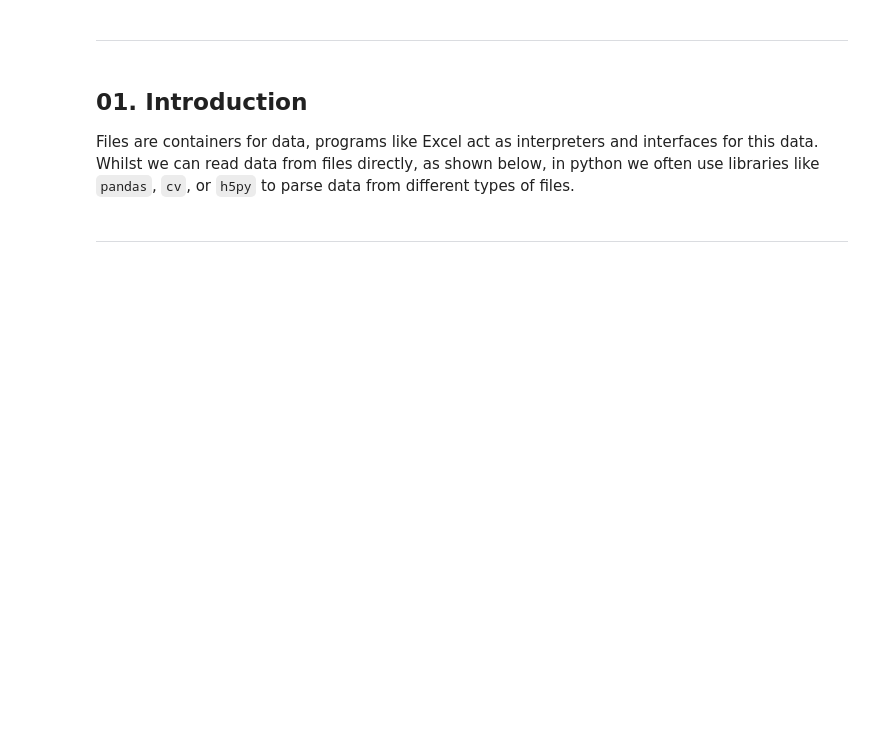
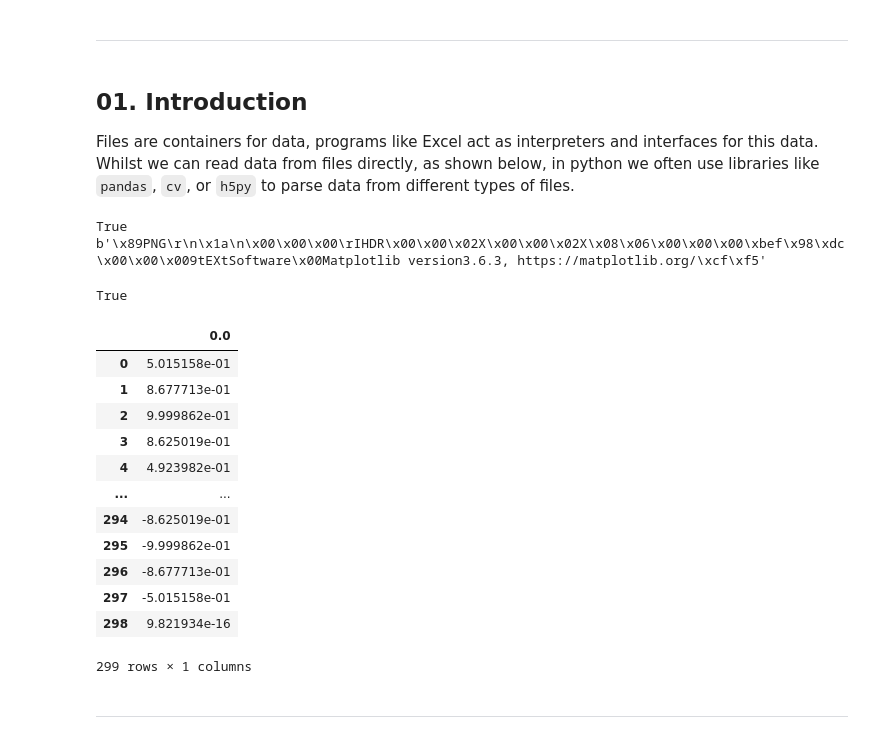
Before and after one commit to nextgenerationgraduatesprogram/nextgen2025-codingbootcamp-session05, a Jupyter notebook: notebooks/02-reading-and-writing-to-files.ipynb, the cells around one changed output. Cells and saved outputs as stored; diff of their text form; code cells hidden in the pictures; blank space fills up the shorter version.

```diff
--- a/notebooks/02-reading-and-writing-to-files.ipynb
+++ b/notebooks/02-reading-and-writing-to-files.ipynb
@@ -23,7 +62,13 @@ from typing import *
 Files are containers for data, programs like Excel act as interpreters and interfaces for this data. Whilst we can read data from files directly, as shown below, in python we often use libraries like `pandas`, `cv`, or `h5py` to parse data from different types of files.
 # %%
 # define file
-filepath = Path("../data/files/wave.HDF5")
+filepath = Path("../data/files/wave.png")
+print(filepath.exists())
 
 # read binary data
-...
+with open(filepath, mode="rb") as file:
+    data = file.read(100)
+    print(data)
+# %% [output]
+True
+b'\x89PNG\r\n\x1a\n\x00\x00\x00\rIHDR\x00\x00\x02X\x00\x00\x02X\x08\x06\x00\x00\x00\xbef\x98\xdc\x00\x00\x009tEXtSoftware\x00Matplotlib version3.6.3, https://matplotlib.org/\xcf\xf5'
@@ -41,3 +75,26 @@ filepath = Path("../data/files/wave.HDF5")
+# %%
+import pandas as pd
+
+# define file
+filepath = Path("../data/files/wave.txt")
+print(filepath.exists())
+
+pd.read_csv(filepath, header=None)
+# %% [output]
+True
+|  | 0.0 |
+| 0 | 5.015158e-01 |
+| 1 | 8.677713e-01 |
+| 2 | 9.999862e-01 |
+| 3 | 8.625019e-01 |
+| 4 | 4.923982e-01 |
+| ... | ... |
+| 294 | -8.625019e-01 |
+| 295 | -9.999862e-01 |
+| 296 | -8.677713e-01 |
+| 297 | -5.015158e-01 |
+| 298 | 9.821934e-16 |
+299 rows × 1 columns
 # %% [markdown]
 ---
 # %% [markdown]
```
Also changed, not shown: parts of 5 cells of this notebook, 2 other files.
